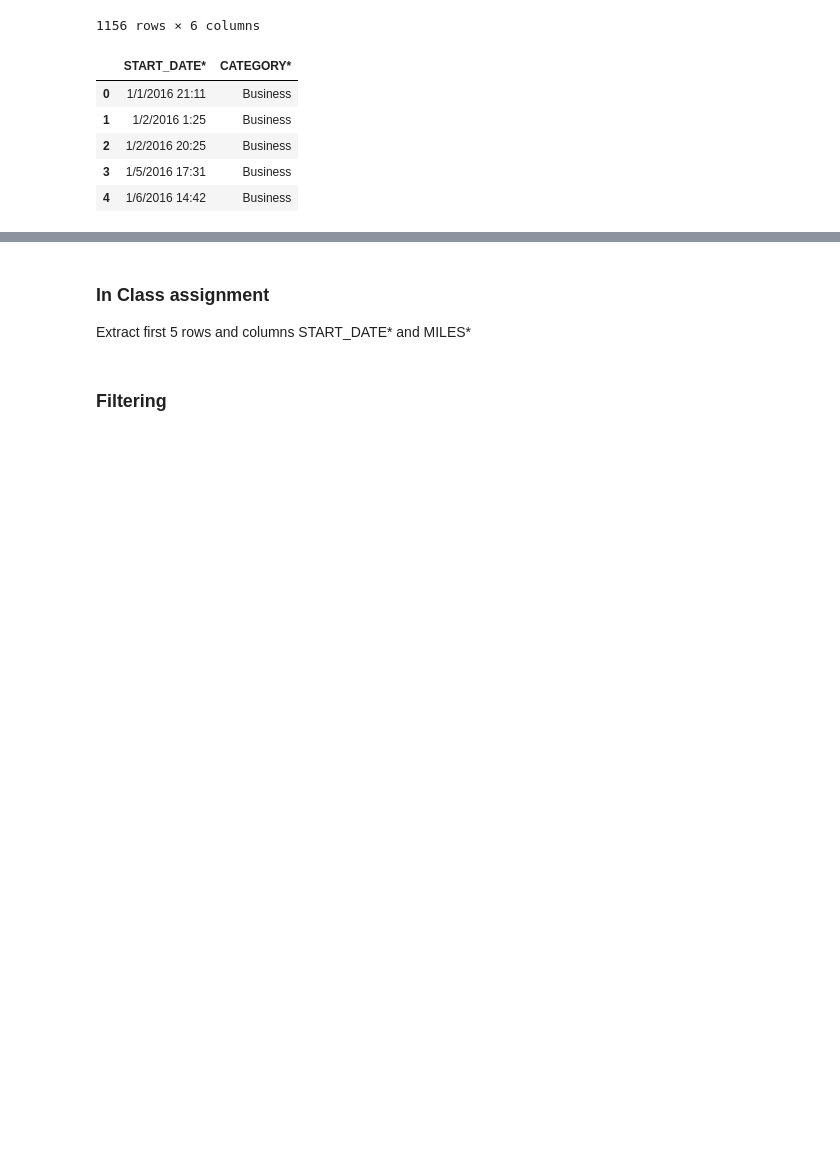
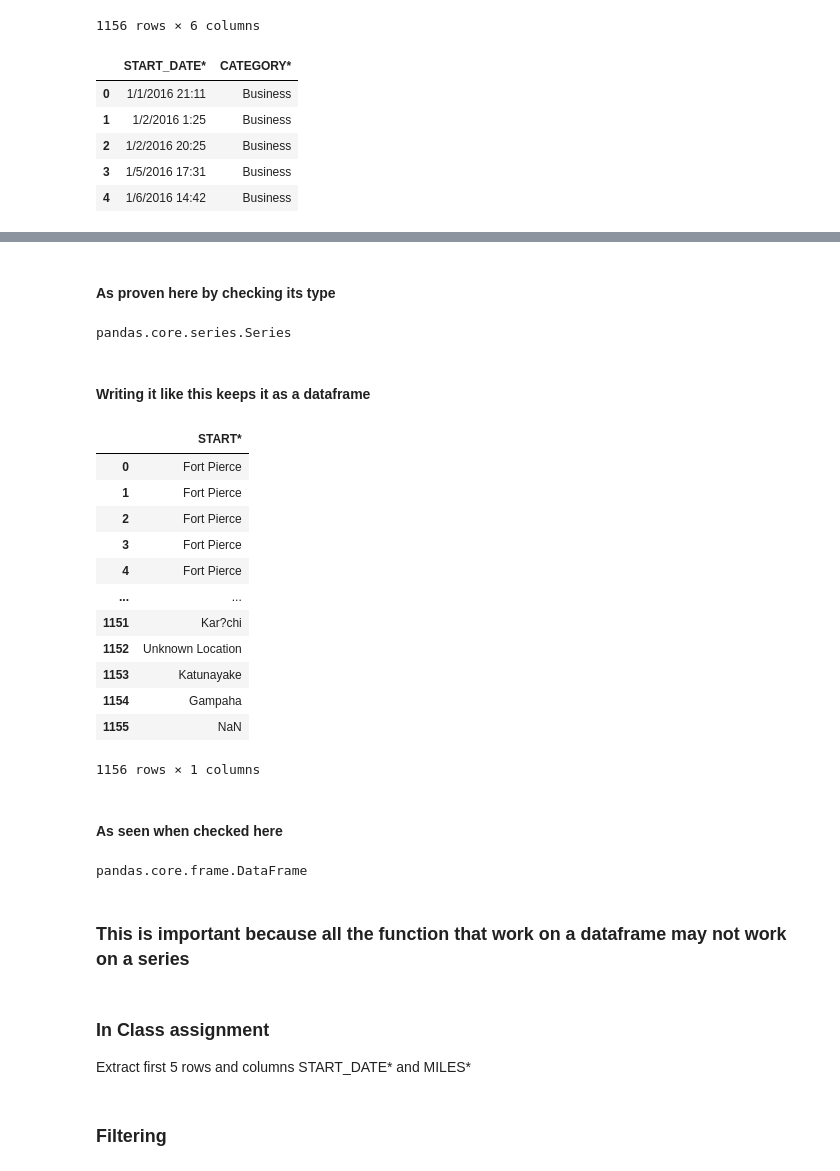
Before and after one commit to Army-man-gif/Courses, a Jupyter notebook: Course 1/Work/python_overview (1).ipynb, the cells around one changed output, grey strips where cells are left out. Cells and saved outputs as stored; diff of their text form; code cells hidden in the pictures; blank space fills up the shorter version.

```diff
--- a/Course 1/Work/python_overview (1).ipynb
+++ b/Course 1/Work/python_overview (1).ipynb
@@ -375,3 +438,36 @@ df.loc[:,["START_DATE*","CATEGORY*"]].head()
+# %% [markdown]
+#### As proven here by checking its type
+# %%
+type(abc)
+# %% [output]
+pandas.core.series.Series
+# %% [markdown]
+#### Writing it like this keeps it as a dataframe
+# %%
+abc  = df.loc[:,["START*"]]
+abc
+# %% [output]
+|  | START* |
+| 0 | Fort Pierce |
+| 1 | Fort Pierce |
+| 2 | Fort Pierce |
+| 3 | Fort Pierce |
+| 4 | Fort Pierce |
+| ... | ... |
+| 1151 | Kar?chi |
+| 1152 | Unknown Location |
+| 1153 | Katunayake |
+| 1154 | Gampaha |
+| 1155 | NaN |
+1156 rows × 1 columns
+# %% [markdown]
+#### As seen when checked here
+# %%
+type(abc)
+# %% [output]
+pandas.core.frame.DataFrame
+# %% [markdown]
+### This is important because all the function that work on a dataframe may not work on a series
 # %% [markdown]
 ### In Class assignment
 
```
Also changed, not shown: parts of 8 cells of this notebook.
